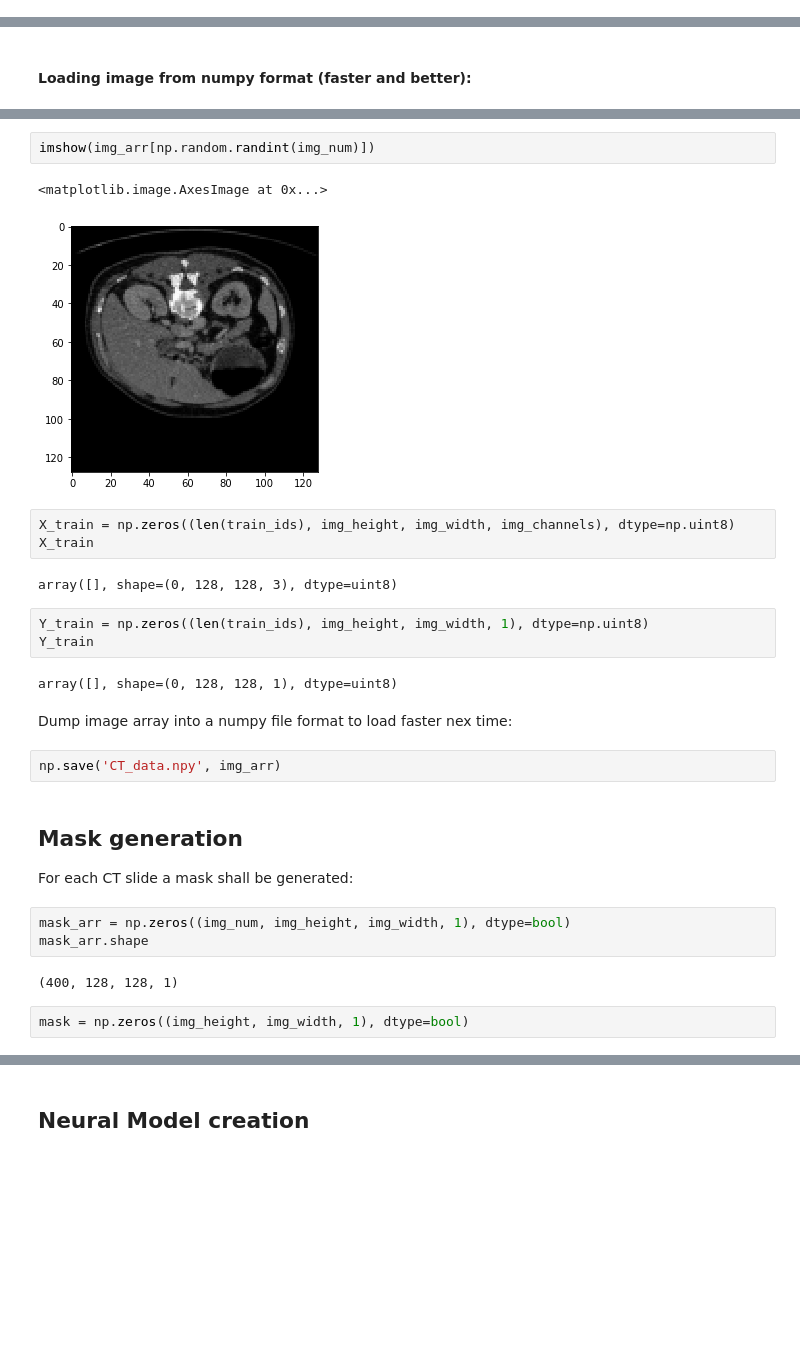
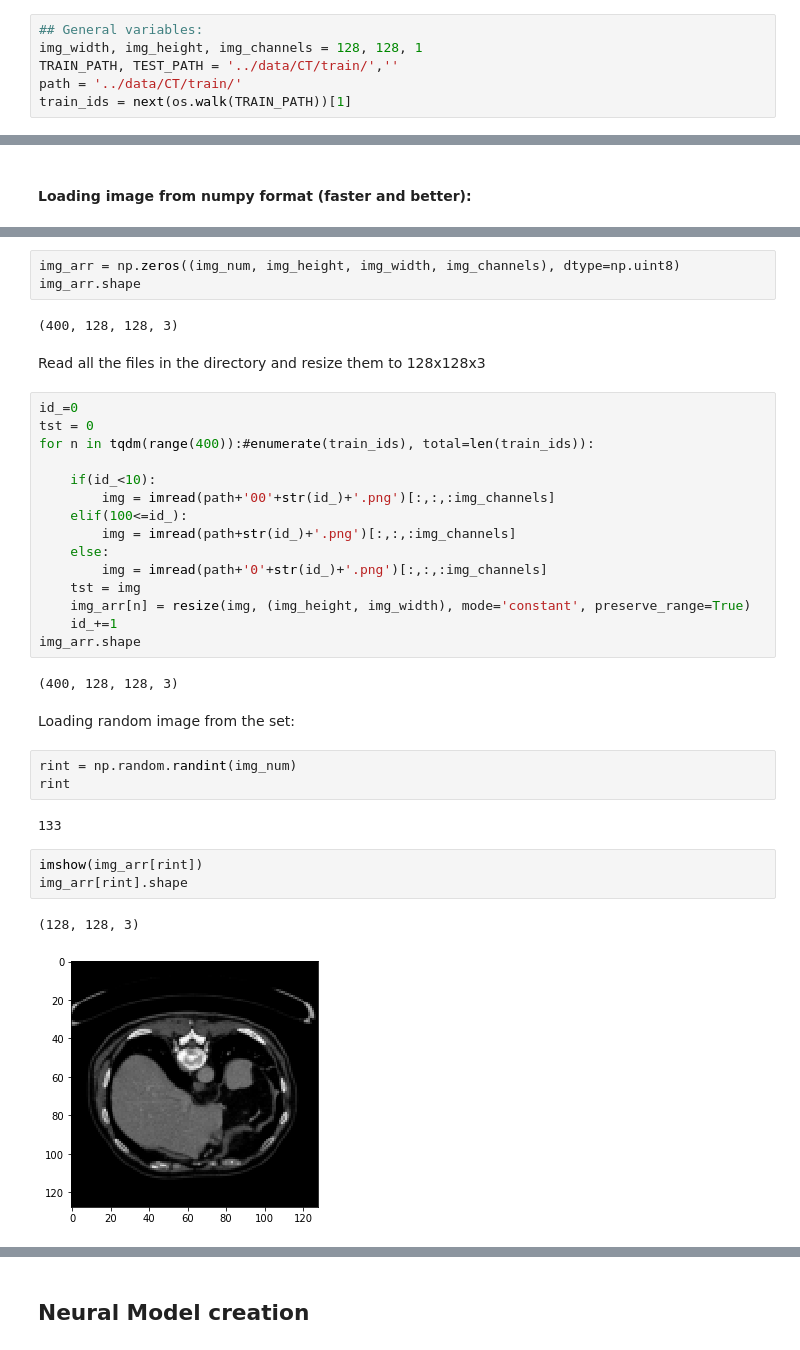
Before and after one commit to AdrianRamosDS/ImageProcessing, a Jupyter notebook: code/Image_Segmentation.ipynb, the cells around one changed output, grey strips where cells are left out. Saved outputs shown, nothing was run; the diff lists cells and outputs as text; blank space fills up the shorter version.

```diff
--- a/code/Image_Segmentation.ipynb
+++ b/code/Image_Segmentation.ipynb
@@ -39,3 +38,9 @@ train_ids = next(os.walk(TRAIN_PATH))[1]
+# %%
+## General variables:
+img_width, img_height, img_channels = 128, 128, 1
+TRAIN_PATH, TEST_PATH = '../data/CT/train/',''
+path = '../data/CT/train/'
+train_ids = next(os.walk(TRAIN_PATH))[1]
 # %%
 img_num = 400
 img_num
@@ -78,29 +60,37 @@ Loading random image from the set:
+# %%
+img_arr = np.zeros((img_num, img_height, img_width, img_channels), dtype=np.uint8)
+img_arr.shape
+# %% [output]
+(400, 128, 128, 3)
+# %% [markdown]
+Read all the files in the directory and resize them to 128x128x3
+# %%
+id_=0
+tst = 0
+for n in tqdm(range(400)):#enumerate(train_ids), total=len(train_ids)):
+
+    if(id_<10):
+        img = imread(path+'00'+str(id_)+'.png')[:,:,:img_channels]
+    elif(100<=id_):
+        img = imread(path+str(id_)+'.png')[:,:,:img_channels]
+    else:
+        img = imread(path+'0'+str(id_)+'.png')[:,:,:img_channels]
+    tst = img
+    img_arr[n] = resize(img, (img_height, img_width), mode='constant', preserve_range=True)
+    id_+=1
+img_arr.shape
+# %% [output]
+(400, 128, 128, 3)
+# %% [markdown]
+Loading random image from the set:
+# %%
+rint = np.random.randint(img_num)
+rint
+# %% [output]
+133
 # %%
-imshow(img_arr[np.random.randint(img_num)])
+imshow(img_arr[rint])
+img_arr[rint].shape
 # %% [output]
-<matplotlib.image.AxesImage at 0x...>
+(128, 128, 3)
-[figure, old version]
+[figure, new version]
-# %%
-X_train = np.zeros((len(train_ids), img_height, img_width, img_channels), dtype=np.uint8)
-X_train
-# %% [output]
-array([], shape=(0, 128, 128, 3), dtype=uint8)
-# %%
-Y_train = np.zeros((len(train_ids), img_height, img_width, 1), dtype=np.uint8)
-Y_train
-# %% [output]
-array([], shape=(0, 128, 128, 1), dtype=uint8)
-# %% [markdown]
-Dump image array into a numpy file format to load faster nex time:
-# %%
-np.save('CT_data.npy', img_arr)
-# %% [markdown]
-## Mask generation
-For each CT slide a mask shall be generated:
-# %%
-mask_arr = np.zeros((img_num, img_height, img_width, 1), dtype=bool)
-mask_arr.shape
-# %% [output]
-(400, 128, 128, 1)
-# %%
-mask = np.zeros((img_height, img_width, 1), dtype=bool)
```
Also changed, not shown: parts of 42 cells of this notebook.
